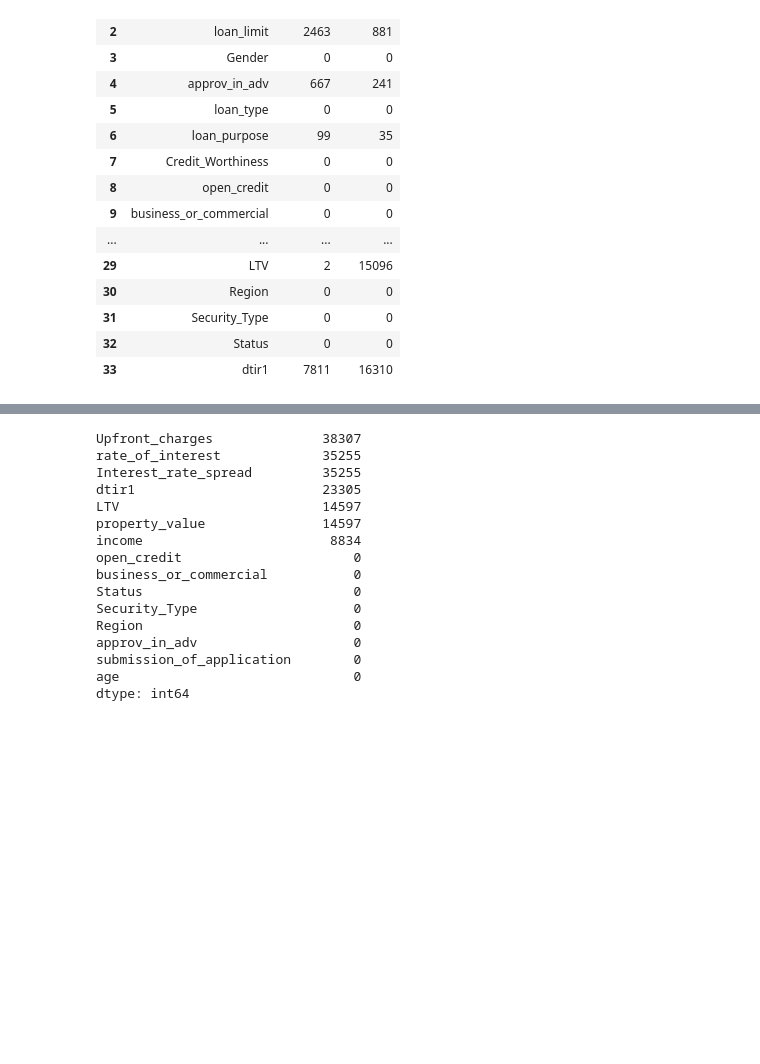
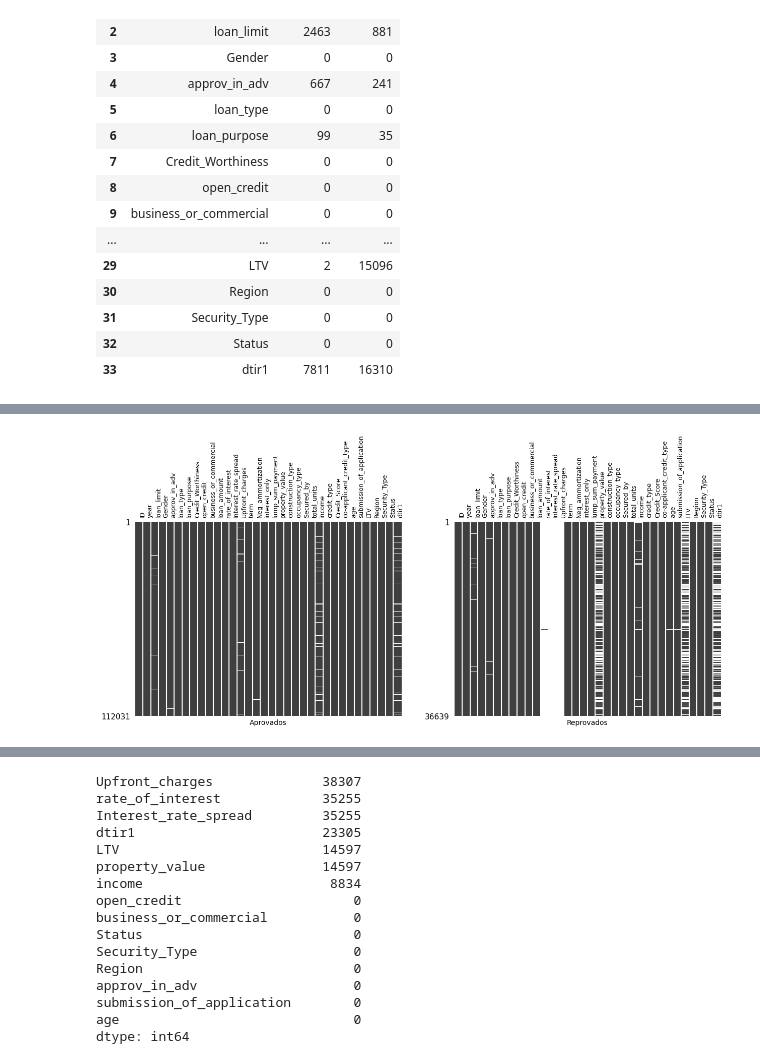
Before and after one commit to fernandobrancher/project_machine_learning_iii, a Jupyter notebook: project_loan_defaulters.ipynb, the cells around one changed output, grey strips where cells are left out. Saved outputs shown, nothing was run; the diff lists cells and outputs as text; code cells hidden in the pictures; blank space fills up the shorter version.

```diff
--- a/project_loan_defaulters.ipynb
+++ b/project_loan_defaulters.ipynb
@@ -211,0 +209,16 @@ Mayara: Gostei da ideia de usar o KNNImputer
+# %%
+fig = plt.figure(figsize=(15,5))
+
+ax1 = fig.add_subplot(1,2,1)
+msno.matrix(df_status0, fontsize=9, labels=True, sparkline=False, ax=ax1)
+plt.xlabel('Aprovados')
+plt.xticks(rotation=90)
+
+ax2 = fig.add_subplot(1,2,2)
+msno.matrix(df_status1, fontsize=9, labels=True, sparkline=False, ax=ax2)
+plt.xlabel('Reprovados')
+plt.xticks(rotation=90)
+
+plt.show()
+# %% [output]
+[figure, added]
```
Also changed, not shown: parts of 22 cells of this notebook.
